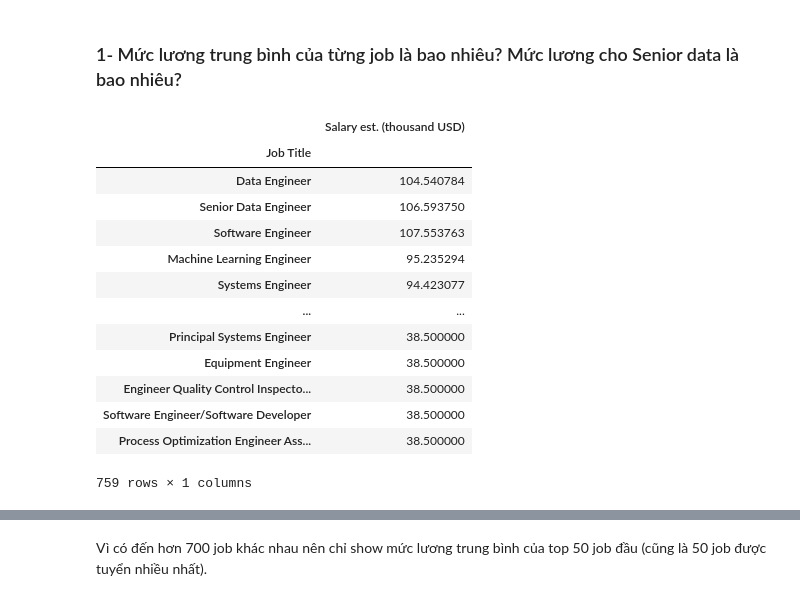
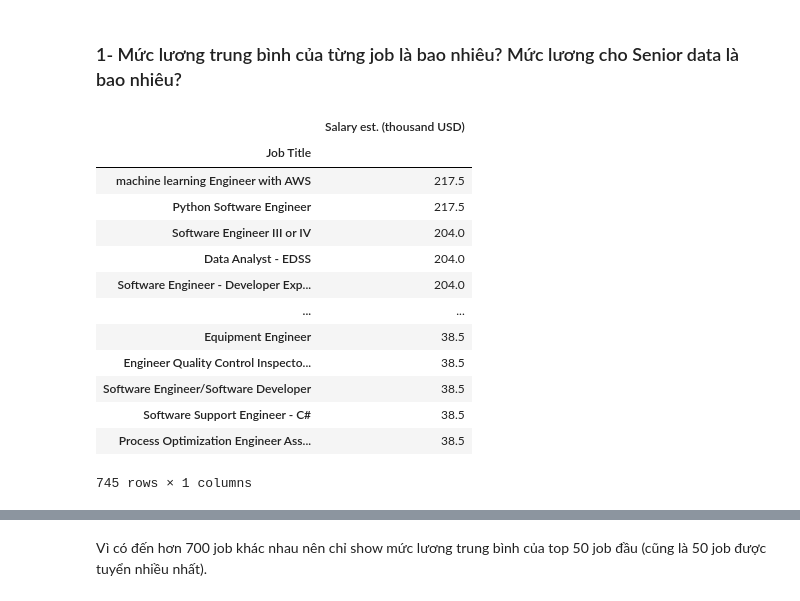
Before and after one commit to Hien-Hirune/FinalProject_KHDL, a Jupyter notebook: Analysis.ipynb, the cells around one changed output, grey strips where cells are left out. Cells and saved outputs as stored; diff of their text form; code cells hidden in the pictures.

Commit message:
Cập nhật xử lí missing value

```diff
--- a/Analysis.ipynb
+++ b/Analysis.ipynb
@@ -82,0 +129,3 @@ data_engineer_jobs.head()
+# %%
+data_engineer_jobs = data_engineer_jobs.sort_values(by=['Company Name','Location','Size','Industry','Sector'])
+#data_engineer_jobs.head()
@@ -82,0 +148,10 @@ data_engineer_jobs.head()
+# %%
+def filling_missing_value(company):
+    data_engineer_jobs[data_engineer_jobs['Company Name'] == company] = \
+        data_engineer_jobs[data_engineer_jobs['Company Name'] == company].replace(np.nan, value=None, limit=list_of_company[company])
+
+
+for company in list_of_company.index:
+    filling_missing_value(company)
+
+data_engineer_jobs = data_engineer_jobs.reset_index(drop=True) #do sau khi sort value thì index bị lộn xộn nên cần xếp lại
@@ -183,7 +278,7 @@ def transform_size(x):
     elif x == '10000+ employees':
         return 7
     else:
-        return -1
+        return np.nan
 
 data_engineer_jobs['Size'] = data_engineer_jobs['Size'].apply(transform_size)
 # %% [markdown]
@@ -207,7 +302,7 @@ Do số tiền chỉ có đơn vị là triệu (million) và tỷ (billion) nê
 - Missing value sẽ được quy ước là 0
 # %%
 def find_max_revenue(x):
-    if x == 'Unknown / Non-Applicable' or x == '-1':
+    if x == 'Unknown / Non-Applicable':
         return -1
     else:
         S = [int(s) for s in re.findall(r'\d+', x)]
@@ -424,24 +372,23 @@ Name: Job Title, Length: 759, dtype: int64
 # %% [markdown]
 ### 1- Mức lương trung bình của từng job là bao nhiêu? Mức lương cho Senior data là bao nhiêu?
 # %%
-temp = data_engineer_jobs[["Job Title","Salary est. (thousand USD)"]].groupby(["Job Title"]).sum().sort_values(by=['Salary est. (thousand USD)'], ascending=False)
-temp["Salary est. (thousand USD)"] = temp["Salary est. (thousand USD)"] / data_engineer_jobs["Job Title"].value_counts()
+temp = data_engineer_jobs[["Job Title","Salary est. (thousand USD)"]].groupby(["Job Title"]).mean().sort_values(by=['Salary est. (thousand USD)'], ascending=False)
 temp
 # %% [output]
 |  | Salary est. (thousand USD) |
 | Job Title |  |
-| Data Engineer | 104.540784 |
-| Senior Data Engineer | 106.593750 |
-| Software Engineer | 107.553763 |
-| Machine Learning Engineer | 95.235294 |
-| Systems Engineer | 94.423077 |
+| machine learning Engineer with AWS | 217.5 |
+| Python Software Engineer | 217.5 |
+| Software Engineer III or IV | 204.0 |
+| Data Analyst - EDSS | 204.0 |
+| Software Engineer - Developer Exp... | 204.0 |
 | ... | ... |
-| Principal Systems Engineer | 38.500000 |
-| Equipment Engineer | 38.500000 |
-| Engineer Quality Control Inspecto... | 38.500000 |
-| Software Engineer/Software Developer | 38.500000 |
-| Process Optimization Engineer Ass... | 38.500000 |
+| Equipment Engineer | 38.5 |
+| Engineer Quality Control Inspecto... | 38.5 |
+| Software Engineer/Software Developer | 38.5 |
+| Software Support Engineer - C# | 38.5 |
+| Process Optimization Engineer Ass... | 38.5 |
-759 rows × 1 columns
+745 rows × 1 columns
 # %%
 temp.head(50).plot.bar(figsize=(15,3))
 # %% [output]
```
Also changed, not shown: parts of 61 cells of this notebook.
